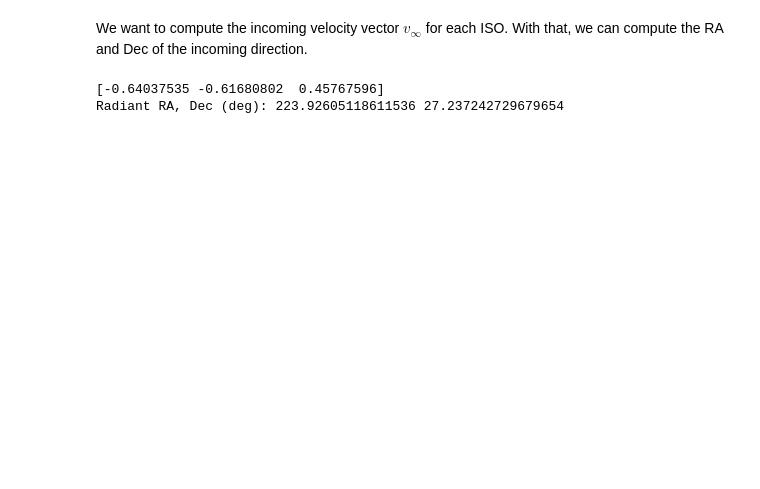
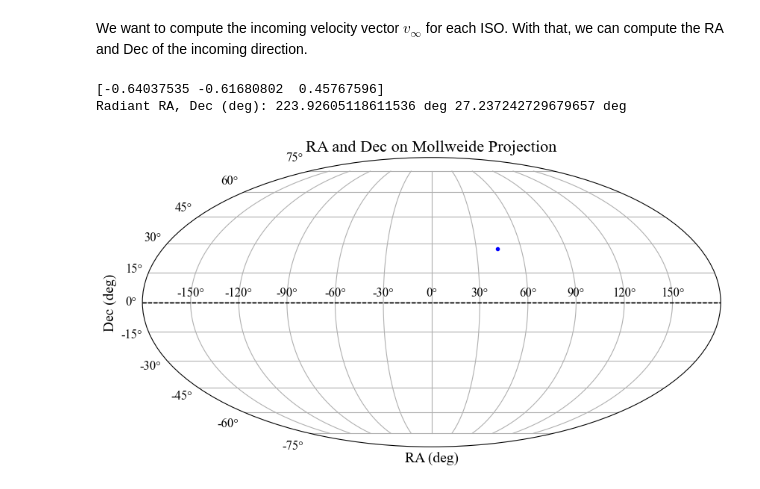
Before and after one commit to saividyud/Space-Capstone-Team-5, a Jupyter notebook: Trajectory/known_ISOs_analysis.ipynb, the cells around one changed output. Cells and saved outputs as stored; diff of their text form; code cells hidden in the pictures; blank space fills up the shorter version.

```diff
--- a/Trajectory/known_ISOs_analysis.ipynb
+++ b/Trajectory/known_ISOs_analysis.ipynb
@@ -443,9 +481,32 @@ def orbital_elements_to_ra_dec(e: float, a: u.Quantity, i_deg: u.Quantity, Omega
 # %%
-ra, dec, v_eci, r_eci = orbital_elements_to_ra_dec(oumuamua_elements['e'], oumuamua_elements['a'], oumuamua_elements['i'], oumuamua_elements['Omega'], oumuamua_elements['omega'])
+ra, dec, v_eci, r_eci = OEtoRAD(oumuamua_heliocentric_elements['a'], oumuamua_heliocentric_elements['e'], oumuamua_heliocentric_elements['i'], oumuamua_heliocentric_elements['Omega'], oumuamua_heliocentric_elements['omega'])
 print("Radiant RA, Dec (deg):", ra, dec)
 # %% [output]
 [-0.64037535 -0.61680802  0.45767596]
-Radiant RA, Dec (deg): 223.92605118611536 27.237242729679654
+Radiant RA, Dec (deg): 223.92605118611536 deg 27.237242729679657 deg
+# %%
+fig = plt.figure(figsize=(10, 12))
+ax = fig.add_subplot(projection='mollweide')
+
+ra_rad = np.deg2rad(ra.value)
+dec_rad = np.deg2rad(dec.value)
+
+ax.scatter(ra_rad - np.pi, dec_rad, marker='.', color='blue', label='ISOs')
+
+ax.hlines(0, -np.pi, np.pi, colors='black', linestyles='dashed', linewidth=1)
+
+ax.plot([-np.pi, np.pi], [0, 0], color='black', linestyle='dashed', linewidth=1)
+
+
+ax.grid(True)
+ax.set_xlabel("RA (deg)")
+ax.set_ylabel("Dec (deg)")
+
+ax.set_title("RA and Dec on Mollweide Projection")
+
+plt.show()
+# %% [output]
+[figure, added]
 # %%
 # radiants -> unit vectors (example list ra_list, dec_list)
 ra_list = np.array([ra])  # extend with real sample RA values
```
Also changed, not shown: parts of 11 cells of this notebook, 5 other files.
